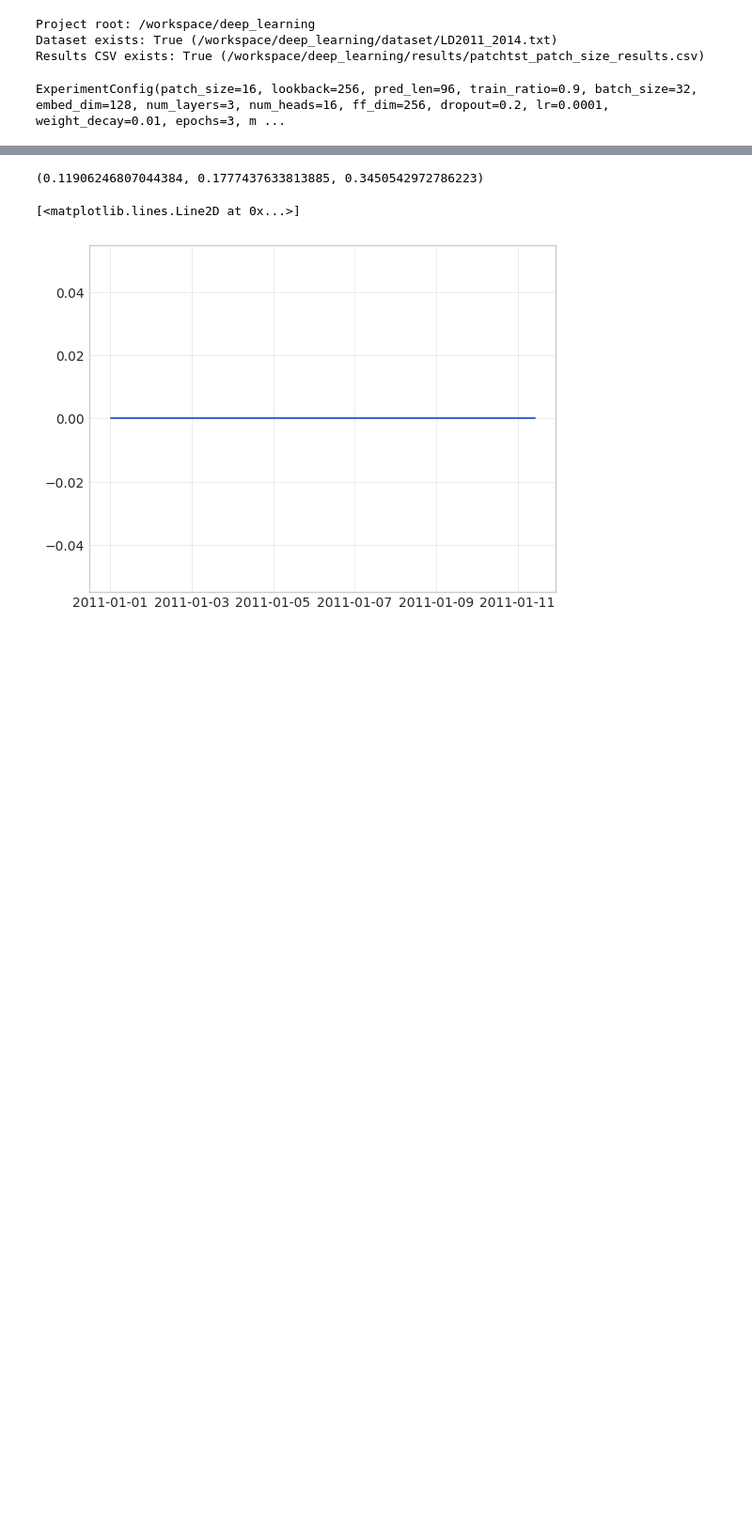
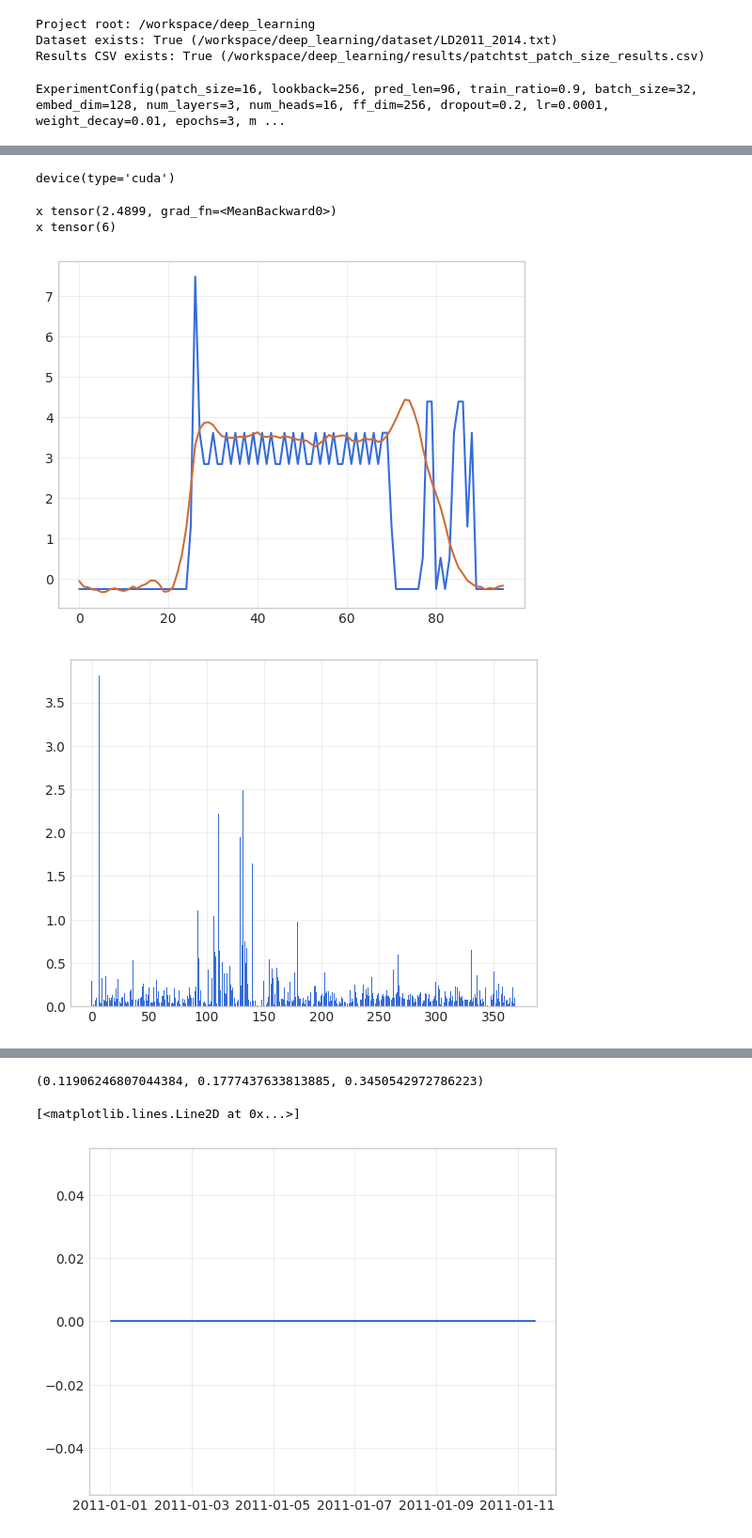
Before and after one commit to fireuse/deep_learning, a Jupyter notebook: patchtst_final_training.ipynb, the cells around one changed output, grey strips where cells are left out. Shown at 94% size. Saved outputs shown, nothing was run; the diff lists cells and outputs as text; code cells hidden in the pictures; blank space fills up the shorter version.

Commit message:
Added classification head

```diff
--- a/patchtst_final_training.ipynb
+++ b/patchtst_final_training.ipynb
@@ -59,15 +60,17 @@ class TimeDataset(torch.utils.data.Dataset):
     def __init__(self, data: np.ndarray, seq_len: int = 96, pred_len: int = 96):
         self.seq_len = seq_len
         self.pred_len = pred_len
-        self.data = data.astype(np.float32, copy=False)
+        self.data = data[:, :-1].astype(np.float32, copy=False)
+        self.time_labels = data[:, -1] > 0
 
     def __len__(self) -> int:
         return max(0, len(self.data) - self.seq_len - self.pred_len + 1)
 
-    def __getitem__(self, idx: int) -> tuple[torch.Tensor, torch.Tensor]:
+    def __getitem__(self, idx: int) -> tuple[torch.Tensor, torch.Tensor, torch.Tensor]:
         x = self.data[idx : idx + self.seq_len]
         y = self.data[idx + self.seq_len : idx + self.seq_len + self.pred_len]
-        return torch.from_numpy(x), torch.from_numpy(y)
+        y_time = self.time_labels[idx : idx + self.seq_len]
+        return torch.from_numpy(x), torch.from_numpy(y), torch.from_numpy(y_time)
 
 
 def load_raw_dataframe(data_path: Path) -> pd.DataFrame:
@@ -77,6 +80,7 @@ def load_raw_dataframe(data_path: Path) -> pd.DataFrame:
 
 
 def split_and_normalize(df: pd.DataFrame, train_ratio: float) -> tuple[np.ndarray, np.ndarray, np.ndarray, np.ndarray]:
+    df["time_label"] = df.index.weekday >= 5
     values = df.to_numpy(dtype=np.float64, copy=True)
     split_idx = int(len(values) * train_ratio)
     train = values[:split_idx]
@@ -134,6 +145,17 @@ class Patching(nn.Module):
         channel_independent = x.permute(0, 2, 1).reshape(batch_size * num_channels, 1, lookback_len)
         return self.patch(channel_independent).permute(0, 2, 1)
 
+class TimeHead(nn.Module):
+    def __init__(self, embed_dim, patch_size):
+        super().__init__()
+        self.embed_dim = embed_dim
+        self.patch_size = patch_size
+        self.proj = nn.Linear(embed_dim, patch_size)
+
+    def forward(self, x): # [B, C, P, E]
+        B, C, P, E = x.shape
+        return self.proj(x.mean(dim=1)).reshape(B, P * self.patch_size)
+
 
 class PatchTST(nn.Module):
     def __init__(
@@ -166,11 +188,13 @@ class PatchTST(nn.Module):
         )
         self.encoder = nn.TransformerEncoder(encoder_layer, num_layers)
         self.head = nn.Linear(patch_count * embed_dim, pred_len)
+        self.time_head = TimeHead(self.embed_dim, self.patch_size)
 
-    def forward(self, x: torch.Tensor) -> torch.Tensor:
+    def forward(self, x: torch.Tensor) -> tuple[torch.Tensor, torch.Tensor]:
         batch_size, _, num_channels = x.shape
         x = self.revin(x)
         patched = self.patching(x)
         encoded = self.encoder(self.pos_encoding(patched))
         out = self.head(encoded.reshape(batch_size, num_channels, -1)).permute(0, 2, 1)
-        return self.revin(out, "denorm")
+        time_head_input = encoded.reshape(batch_size, num_channels, -1, self.embed_dim)
+        return self.revin(out, "denorm"), self.time_head(time_head_input)
@@ -299,0 +322,26 @@ x tensor(6)
+# %%
+device
+# %% [output]
+device(type='cuda')
+# %%
+dataset_test = TimeDataset(test_data, seq_len=CFG.lookback, pred_len=CFG.pred_len)
+var = 132
+
+x, y, y_t = dataset_test[0]
+pred, pred_t = model(x.unsqueeze(0).to(device))
+pred = pred.squeeze(0).cpu()
+print("x", (pred - y)[:, var].pow(2).mean())
+print("x", (pred - y).pow(2).mean(dim=0).argmax())
+plt.plot(y[:, var])
+plt.plot(pred[:, var].detach())
+plt.show()
+plt.bar(range(370), (pred - y).pow(2).mean(dim=0).detach())
+plt.show()
+plt.plot(y_t)
+plt.plot(torch.sigmoid(pred_t.squeeze(0)).cpu().detach())
+plt.show()
+# %% [output]
+x tensor(2.4899, grad_fn=<MeanBackward0>)
+x tensor(6)
+[figure, added]
+[figure, added]
```
Also changed, not shown: parts of 9 cells of this notebook.
